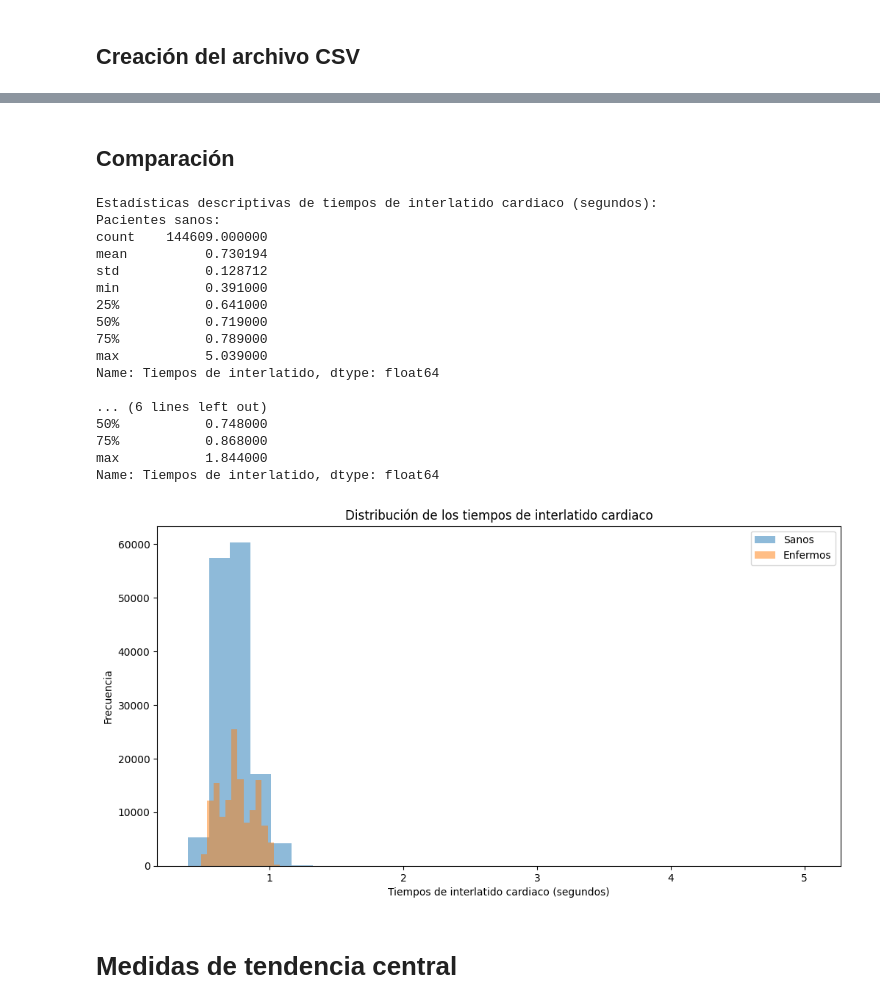
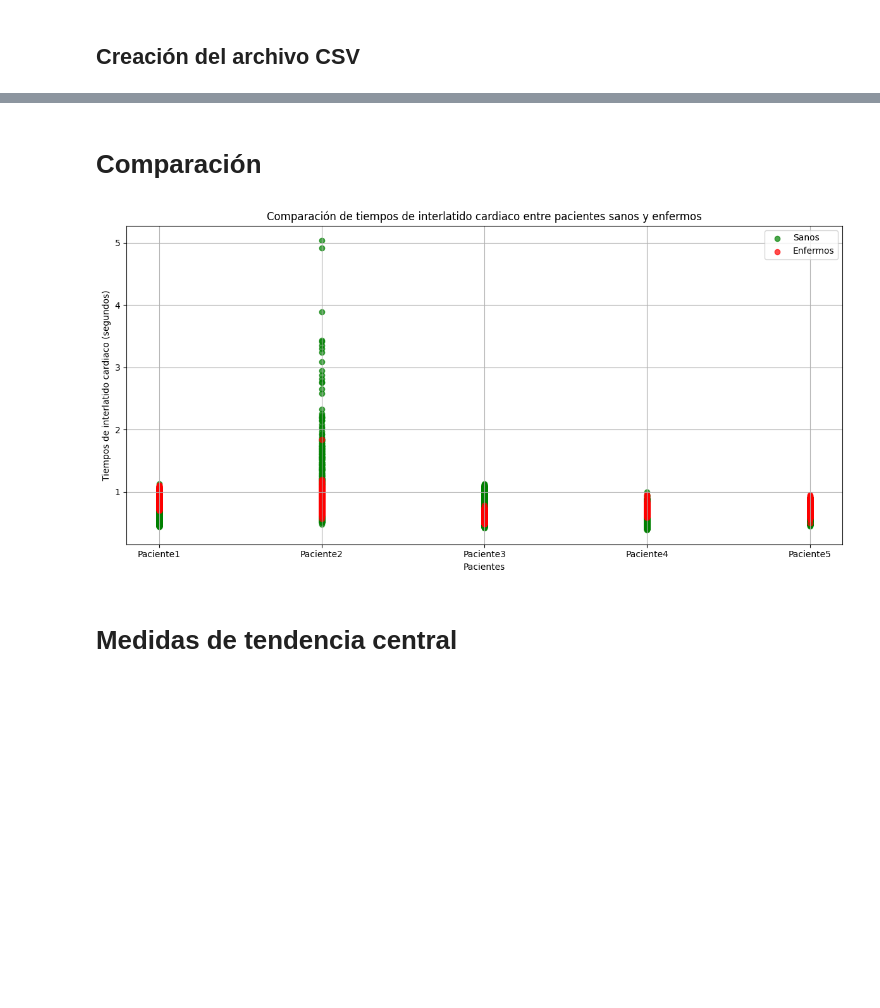
Before and after one commit to ThonnyRG/pacientes_enfermos_y_sanos_analisis, a Jupyter notebook: DATOS_BIOESTADÍSTICOS.ipynb, the cells around one changed output, grey strips where cells are left out. Drawn from its saved outputs; the diff is of its cells as text; code cells hidden in the pictures; blank space fills up the shorter version.

```diff
--- a/DATOS_BIOESTADÍSTICOS.ipynb
+++ b/DATOS_BIOESTADÍSTICOS.ipynb
@@ -13,8 +14,7 @@ import matplotlib.pyplot as plt
 # Funcion para leer la ruta de los archivos
 def obtener_pacientes(ruta_archivo):
     df = pd.read_csv(ruta_archivo)
-    pacientes = df['Paciente']
-    return pacientes.drop_duplicates().tolist()
+    return df
 # Variables de las rutas de los Archivos
 ruta_sanos = "D:/Documents/Python/Enfermedades analisis/Grupo_1/Pacientes_sanos.csv"
 ruta_enfermos = "D:/Documents/Python/Enfermedades analisis/Grupo_2/Pacientes_enfermos.csv"
@@ -63,54 +67,28 @@ Archivo D:/Documents/Python/Enfermedades analisis/Pacientes_fusionados.csv cread
 # %% [markdown]
-## Comparación
+# Comparación
-# %%
-# Comparación de los tiempos de interlatido cardiaco
-# Separar los datos de sanos y enfermos
-tiempos_sanos = df_sanos['Tiempos de interlatido']
-tiempos_enfermos = df_enfermos['Tiempos de interlatido']
-
-# Estadísticas descriptivas
-estadisticas_sanos = tiempos_sanos.describe()
-estadisticas_enfermos = tiempos_enfermos.describe()
-
-print("\nEstadísticas descriptivas de tiempos de interlatido cardiaco (segundos):")
-print("Pacientes sanos:")
-print(estadisticas_sanos)
-print("\nPacientes enfermos:")
-print(estadisticas_enfermos)
-
-# Visualización de los datos
-plt.figure(figsize=(12, 6))
-
-# Histograma de tiempos de interlatido cardiaco para pacientes sanos
-plt.hist(tiempos_sanos, bins=30, alpha=0.5, label='Sanos')
-
-# Histograma de tiempos de interlatido cardiaco para pacientes enfermos
-plt.hist(tiempos_enfermos, bins=30, alpha=0.5, label='Enfermos')
-
-plt.xlabel('Tiempos de interlatido cardiaco (segundos)')
-plt.ylabel('Frecuencia')
-plt.title('Distribución de los tiempos de interlatido cardiaco')
-plt.legend()
-plt.show()
-# %% [output]
-Estadísticas descriptivas de tiempos de interlatido cardiaco (segundos):
-Pacientes sanos:
-count    144609.000000
-mean          0.730194
-std           0.128712
-min           0.391000
-25%           0.641000
-50%           0.719000
-75%           0.789000
-max           5.039000
-Name: Tiempos de interlatido, dtype: float64
-
-... (6 lines left out)
-50%           0.748000
-75%           0.868000
-max           1.844000
-Name: Tiempos de interlatido, dtype: float64
-[figure, removed]
+# %%
+# Cargar los datos de pacientes sanos y enfermos
+df_sanos = obtener_pacientes(ruta_sanos)
+df_enfermos = obtener_pacientes(ruta_enfermos)
+
+# Visualización de los tiempos de interlatido cardiaco por tipo de paciente
+plt.figure(figsize=(12, 6))
+
+# Gráfico de dispersión para pacientes sanos
+plt.scatter(df_sanos['Paciente'], df_sanos['Tiempos de interlatido'], label='Sanos', color='green', alpha=0.7)
+
+# Gráfico de dispersión para pacientes enfermos
+plt.scatter(df_enfermos['Paciente'], df_enfermos['Tiempos de interlatido'], label='Enfermos', color='red', alpha=0.7)
+
+plt.xlabel('Pacientes')
+plt.ylabel('Tiempos de interlatido cardiaco (segundos)')
+plt.title('Comparación de tiempos de interlatido cardiaco entre pacientes sanos y enfermos')
+plt.legend()
+plt.grid(True)
+plt.tight_layout()
+plt.show()
+# %% [output]
+[figure, added]
 # %% [markdown]
 # Medidas de tendencia central
 # %% [markdown]
```
Also changed, not shown: parts of 11 cells of this notebook.
